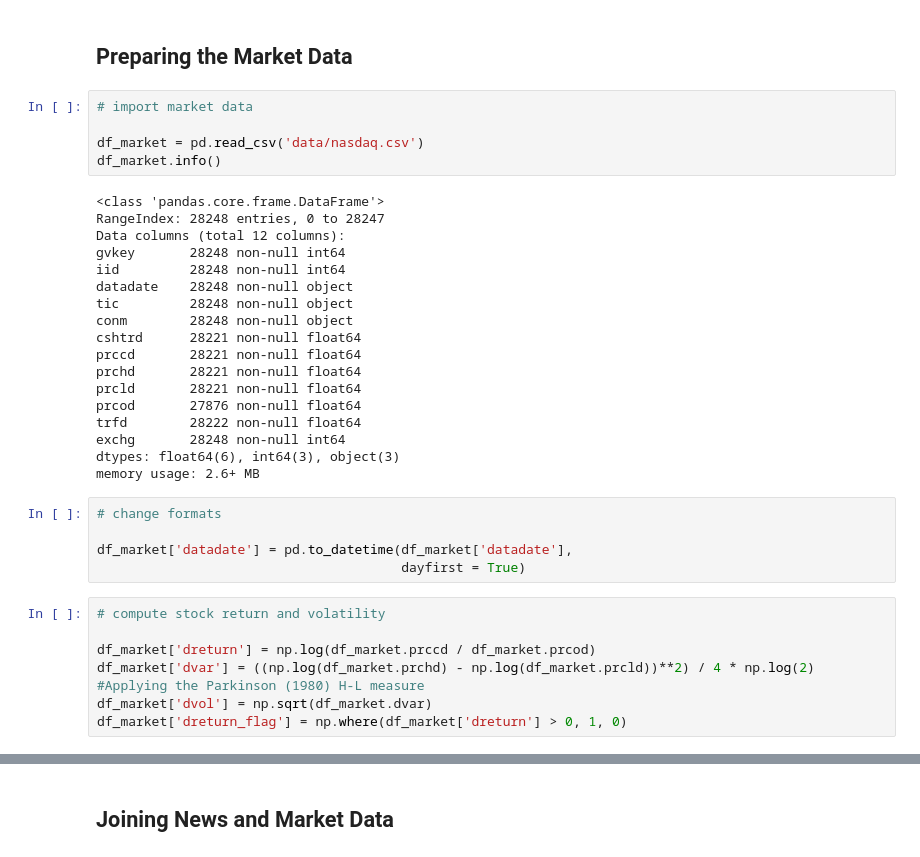
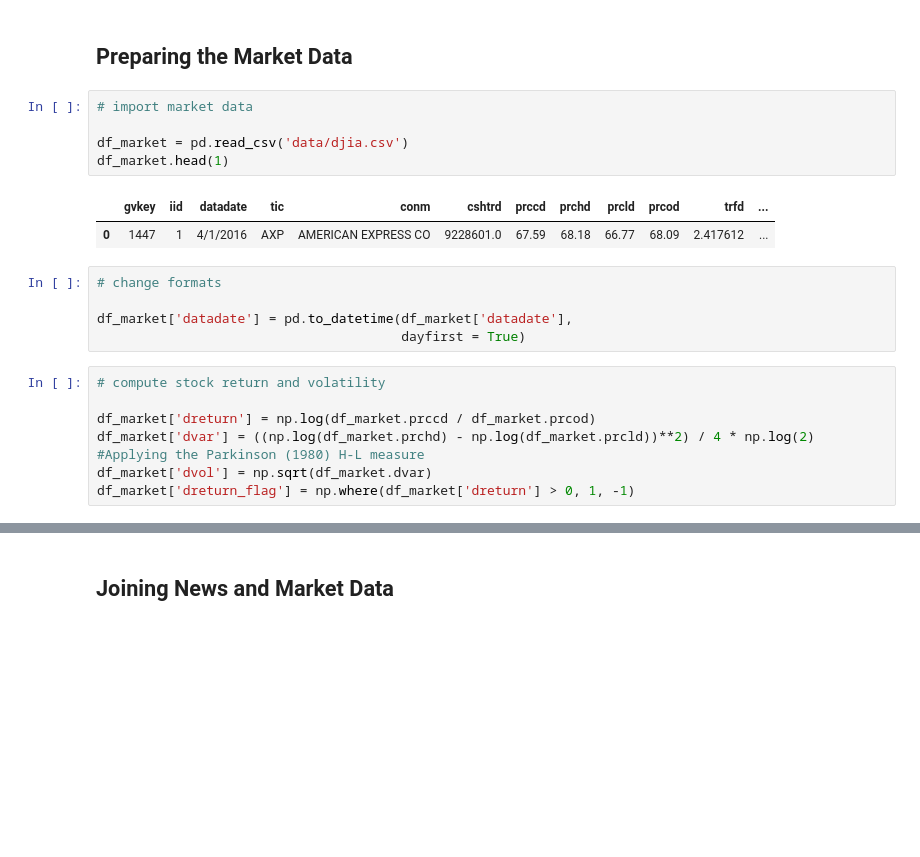
Before and after one commit to nico-busch/PHBS_MLF_2018, a Jupyter notebook: notebook.ipynb, the cells around one changed output, grey strips where cells are left out. Drawn from its saved outputs; the diff is of its cells as text; blank space fills up the shorter version.

```diff
--- a/notebook.ipynb
+++ b/notebook.ipynb
@@ -99,26 +94,11 @@ the algortihm is working as intended: the stock market was closed from 1st to 3r
 # %%
 # import market data
 
-df_market = pd.read_csv('data/nasdaq.csv')
-df_market.info()
+df_market = pd.read_csv('data/djia.csv')
+df_market.head(1)
 # %% [output]
-<class 'pandas.core.frame.DataFrame'>
-RangeIndex: 28248 entries, 0 to 28247
-Data columns (total 12 columns):
-gvkey       28248 non-null int64
-iid         28248 non-null int64
-datadate    28248 non-null object
-tic         28248 non-null object
-conm        28248 non-null object
-cshtrd      28221 non-null float64
-prccd       28221 non-null float64
-prchd       28221 non-null float64
-prcld       28221 non-null float64
-prcod       27876 non-null float64
-trfd        28222 non-null float64
-exchg       28248 non-null int64
-dtypes: float64(6), int64(3), object(3)
-memory usage: 2.6+ MB
+|  | gvkey | iid | datadate | tic | conm | cshtrd | prccd | prchd | prcld | prcod | trfd | ... |
+| 0 | 1447 | 1 | 4/1/2016 | AXP | AMERICAN EXPRESS CO | 9228601.0 | 67.59 | 68.18 | 66.77 | 68.09 | 2.417612 | ... |
 # %%
 # change formats
 
@@ -130,4 +110,4 @@ df_market['datadate'] = pd.to_datetime(df_market['datadate'],
 df_market['dreturn'] = np.log(df_market.prccd / df_market.prcod)
 df_market['dvar'] = ((np.log(df_market.prchd) - np.log(df_market.prcld))**2) / 4 * np.log(2) #Applying the Parkinson (1980) H-L measure
 df_market['dvol'] = np.sqrt(df_market.dvar)
-df_market['dreturn_flag'] = np.where(df_market['dreturn'] > 0, 1, 0)
+df_market['dreturn_flag'] = np.where(df_market['dreturn'] > 0, 1, -1)
```
Also changed, not shown: parts of 25 cells of this notebook.
